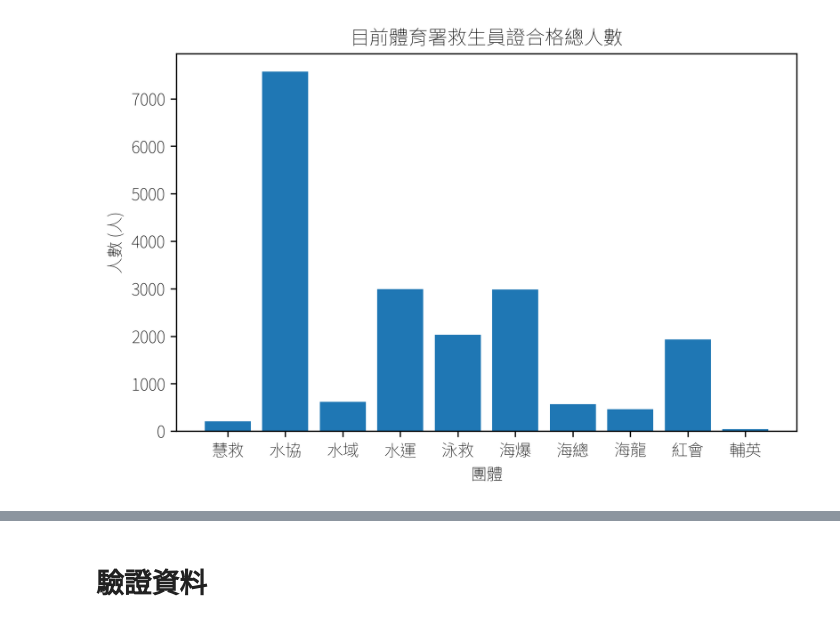
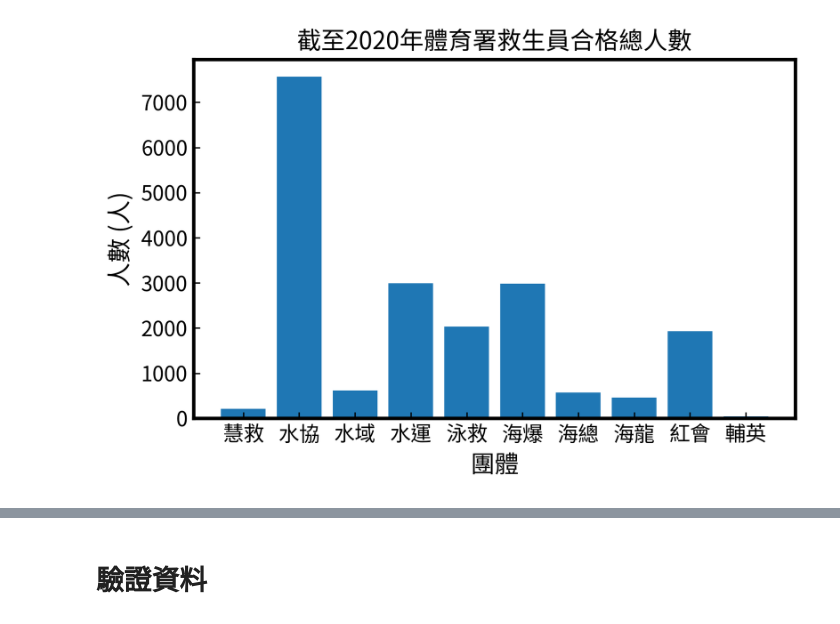
Before and after one commit to ttt50966/Lifeguard-Analysis-2020, a Jupyter notebook: 分析.ipynb, the cells around one changed output, grey strips where cells are left out. Drawn from its saved outputs; the diff is of its cells as text; code cells hidden in the pictures.

```diff
--- a/分析.ipynb
+++ b/分析.ipynb
@@ -23,16 +23,21 @@ group_name = [
 for name in group_name:
     data = pd.read_csv(name+"_游泳池.csv")
     總數.append(len(data))
-# %%
-plt.figure(dpi=300)
-plt.bar(group_name,總數)
-plt.title("目前體育署救生員證合格總人數")
-plt.xlabel("團體")
-plt.ylabel("人數 (人)")
-#plt.legend(loc=(1.01,0.43))
-plt.tight_layout(pad=0.4, w_pad=1.2, h_pad=1.0)
-# %% [output]
-[figure, removed]
+# %%
+fig, ax=plt.subplots(dpi =300)
+plt.tight_layout(pad=3, w_pad=4.8, h_pad=3.6)
+plt.bar(group_name,總數)
+plt.tick_params(direction = "in")
+plt.xticks(fontsize = 12,fontweight ='regular')
+plt.yticks(fontsize = 12,fontweight ='regular')
+plt.setp(ax.spines.values(), linewidth =2)
+plt.title("截至2020年體育署救生員合格總人數", fontsize = 14,fontweight = 'regular')
+plt.xlabel("團體",fontsize = 14,fontweight ='regular')
+plt.ylabel("人數 (人)",fontsize = 14,fontweight ='regular')
+#plt.legend(loc=(1.01,0.43))
+plt.savefig("2020年體育署游泳池救生員合格總人數.png",dpi=300)
+# %% [output]
+[figure, added]
 # %%
 data = pd.read_csv("水協_游泳池.csv")
 # %%
```
Also changed, not shown: parts of 3 cells of this notebook, 4 other files.
